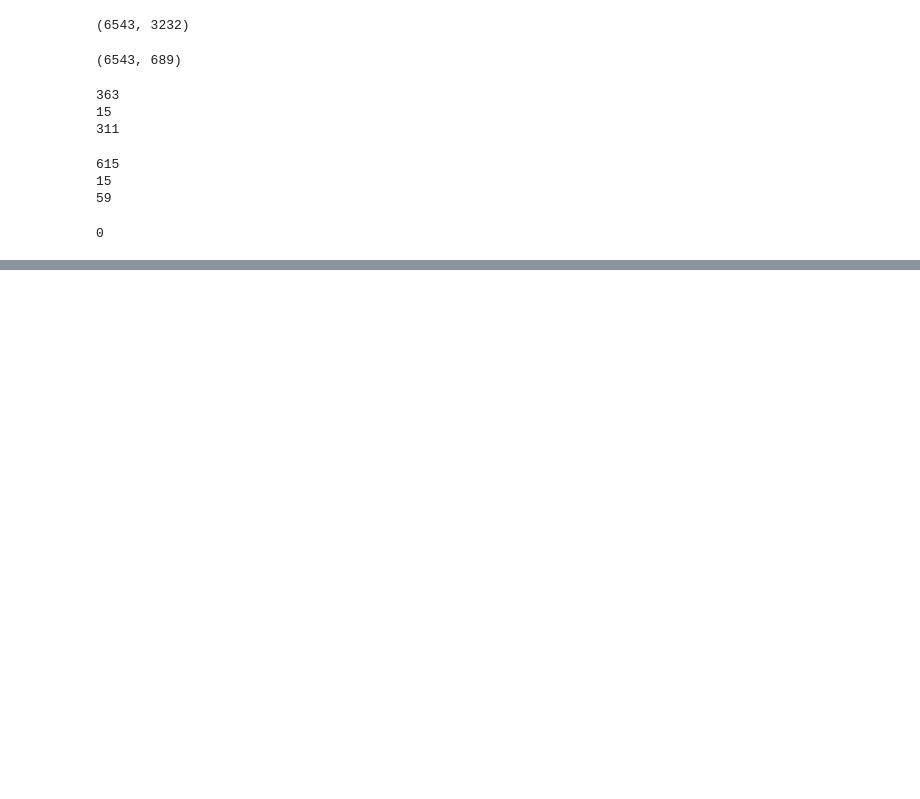
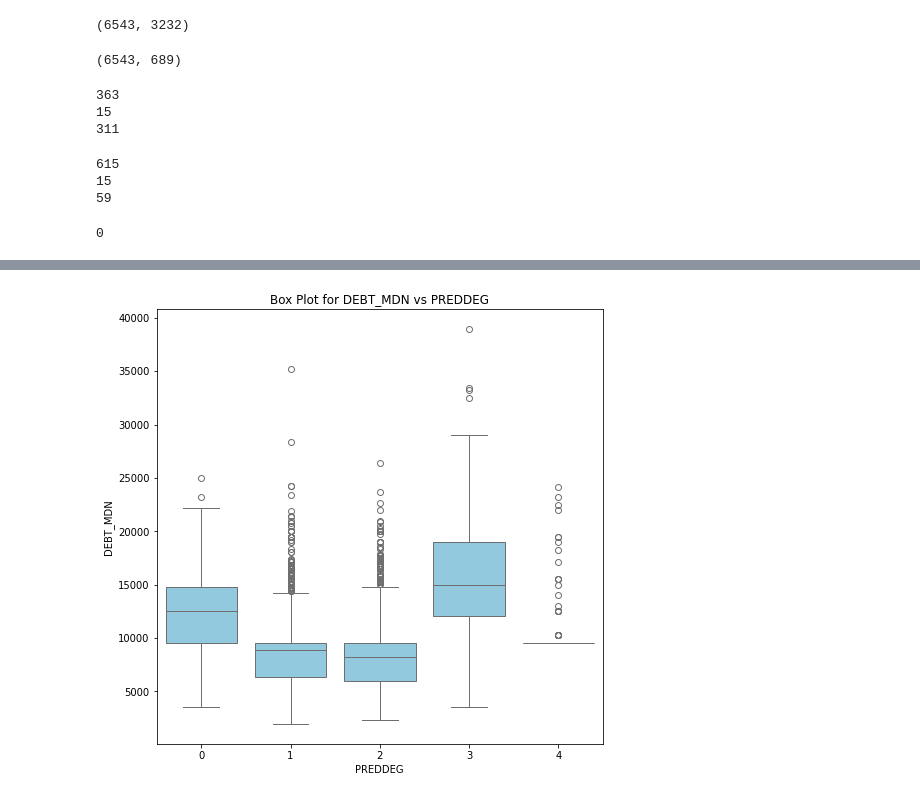
Before and after one commit to sharan-parikh/student-debt-analysis, a Jupyter notebook: eda/eda_utsav.ipynb, the cells around one changed output, grey strips where cells are left out. Cells and saved outputs as stored; diff of their text form; code cells hidden in the pictures; blank space fills up the shorter version.

```diff
--- a/eda/eda_utsav.ipynb
+++ b/eda/eda_utsav.ipynb
@@ -149,2 +125,9 @@ Name: DEBT_MDN, Length: 6543, dtype: float64
+# %%
+plt.figure(figsize=(8, 8))  # Set the figure size
+sns.boxplot(data=df_cleaned, x='PREDDEG', y='DEBT_MDN', color='skyblue')
+plt.title(f'Box Plot for DEBT_MDN vs PREDDEG')
+plt.show()
+# %% [output]
+[figure, added]
 # %%
 df_cleaned.to_csv(DATA_DIR+'cleaned.csv', index=False)
```
Also changed, not shown: parts of 5 cells of this notebook, 1 other file.
